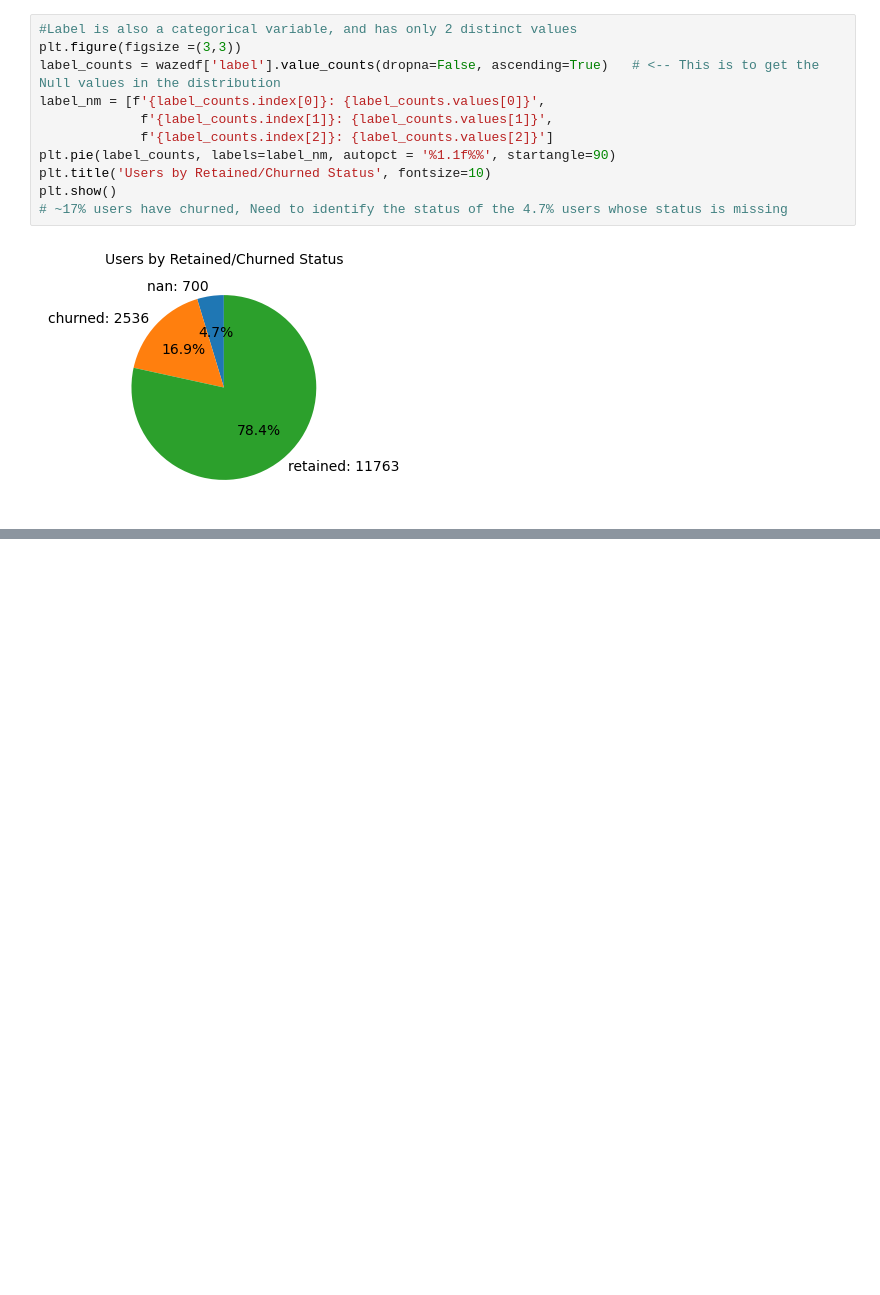
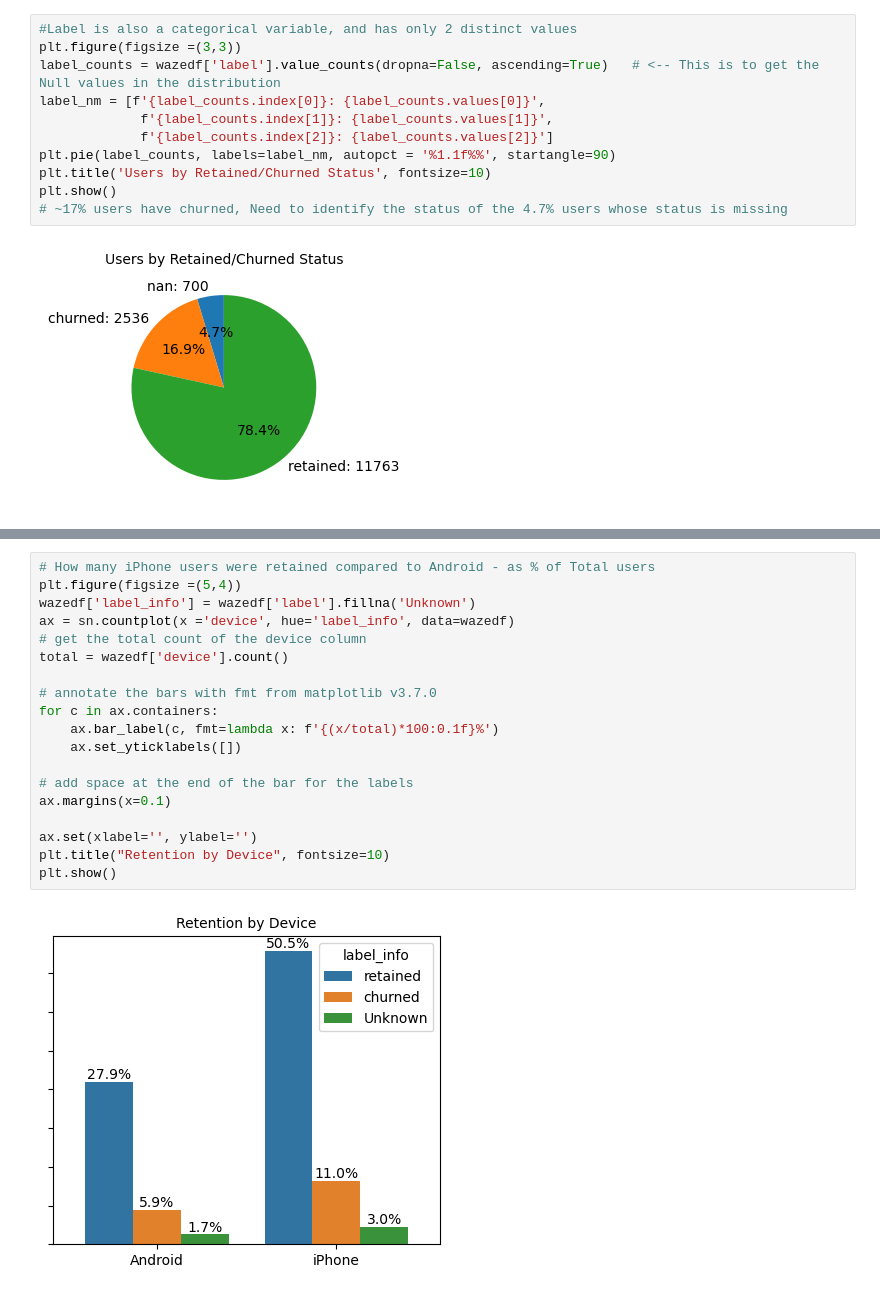
Before and after one commit to marulsnesamony/Portfolio, a Jupyter notebook: Python Code/Navigation App User Usage - EDA.ipynb, the cells around one changed output, grey strips where cells are left out. Drawn from its saved outputs; the diff is of its cells as text; blank space fills up the shorter version.

Commit message:
Exploratory Data analysis of a navigation app

```diff
--- a/Python Code/Navigation App User Usage - EDA.ipynb
+++ b/Python Code/Navigation App User Usage - EDA.ipynb
@@ -221,3 +222,24 @@ plt.title("Retention by Device", fontsize=10)
 plt.show()
 # %% [output]
 [figure]
+# %%
+# How many iPhone users were retained compared to Android - as % of Total users
+plt.figure(figsize =(5,4))
+wazedf['label_info'] = wazedf['label'].fillna('Unknown')
+ax = sn.countplot(x ='device', hue='label_info', data=wazedf)
+# get the total count of the device column
+total = wazedf['device'].count()
+
+# annotate the bars with fmt from matplotlib v3.7.0
+for c in ax.containers:
+    ax.bar_label(c, fmt=lambda x: f'{(x/total)*100:0.1f}%')
+    ax.set_yticklabels([])
+
+# add space at the end of the bar for the labels
+ax.margins(x=0.1)
+
+ax.set(xlabel='', ylabel='')
+plt.title("Retention by Device", fontsize=10)
+plt.show()
+# %% [output]
+[figure, added]
```
Also changed, not shown: parts of 2 cells of this notebook.
